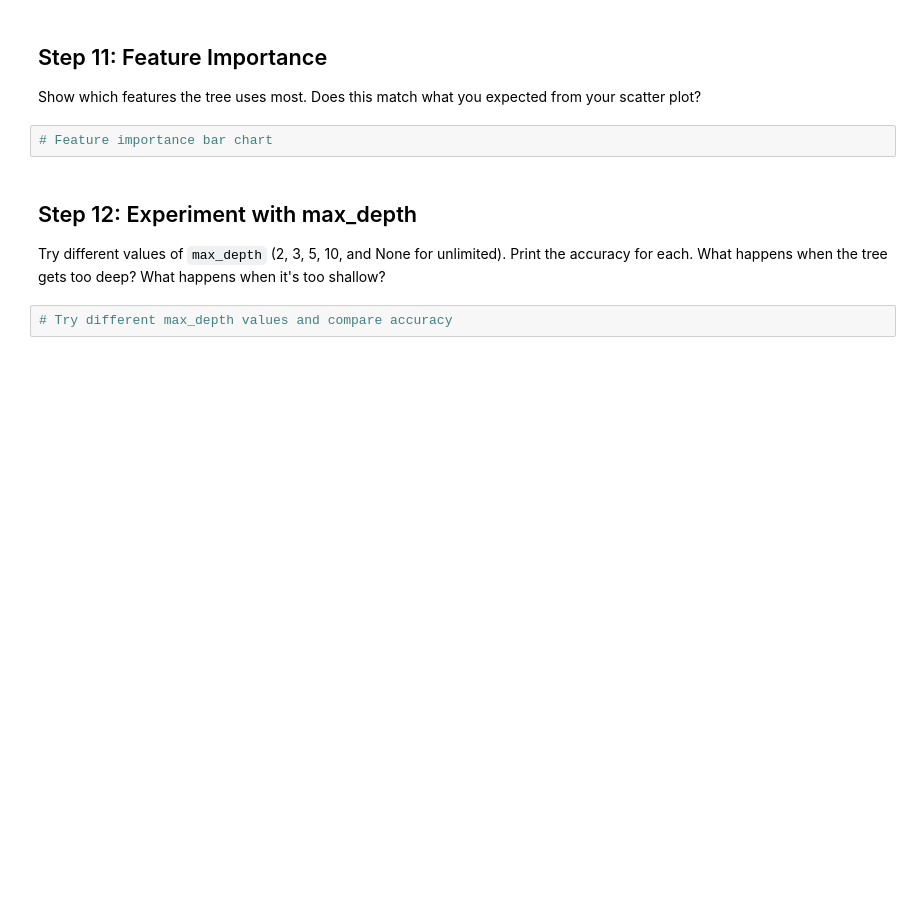
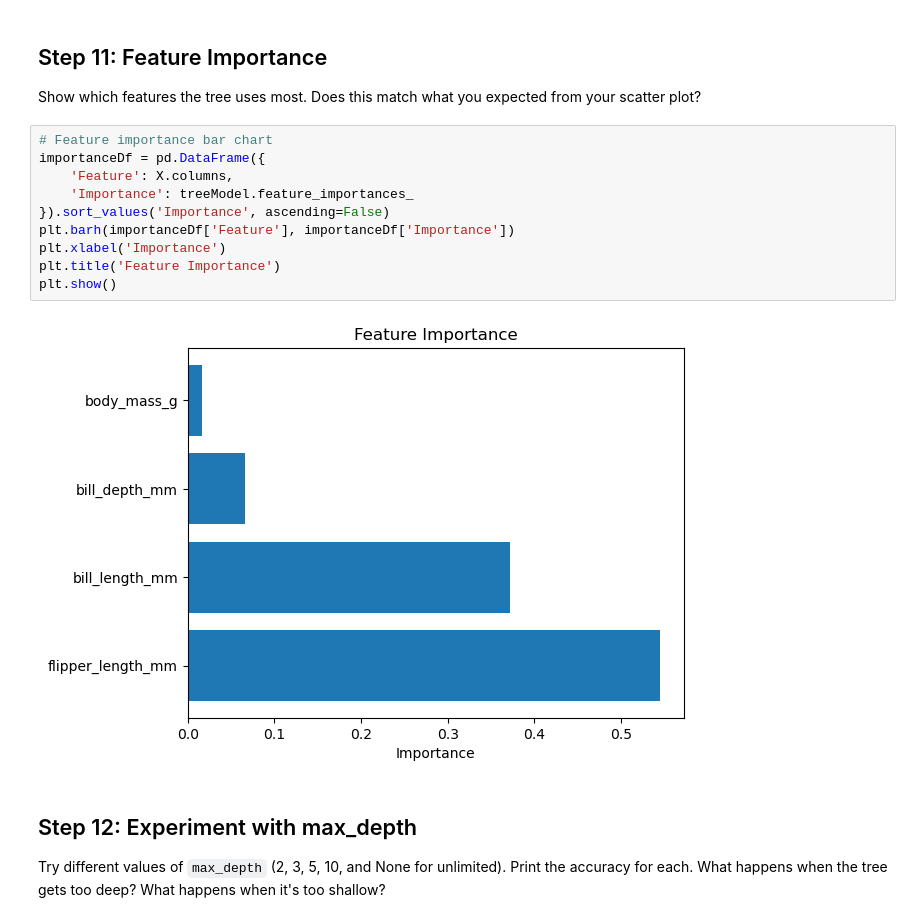
Before and after one commit to MC-DKAR17/python, a Jupyter notebook: Exam_Prep/Danielius Dovydas Karalius - assignment_DecisionTrees.ipynb, the cells around one changed output. Saved outputs shown, nothing was run; the diff lists cells and outputs as text; blank space fills up the shorter version.

```diff
--- a/Exam_Prep/Danielius Dovydas Karalius - assignment_DecisionTrees.ipynb
+++ b/Exam_Prep/Danielius Dovydas Karalius - assignment_DecisionTrees.ipynb
@@ -279,11 +310,19 @@ Use `plot_tree` to see the actual decision rules. Read through it — can you fo
 ## Step 11: Feature Importance
 
 Show which features the tree uses most. Does this match what you expected from your scatter plot?
-# %%
-# Feature importance bar chart
+# %%
+# Feature importance bar chart
+importanceDf = pd.DataFrame({
+    'Feature': X.columns,
+    'Importance': treeModel.feature_importances_
+}).sort_values('Importance', ascending=False)
+plt.barh(importanceDf['Feature'], importanceDf['Importance'])
+plt.xlabel('Importance')
+plt.title('Feature Importance')
+plt.show()
+# %% [output]
+[figure, added]
 # %% [markdown]
 ## Step 12: Experiment with max_depth
 
 Try different values of `max_depth` (2, 3, 5, 10, and None for unlimited). Print the accuracy for each. What happens when the tree gets too deep? What happens when it's too shallow?
-# %%
-# Try different max_depth values and compare accuracy
```
Also changed, not shown: parts of 10 cells of this notebook.
